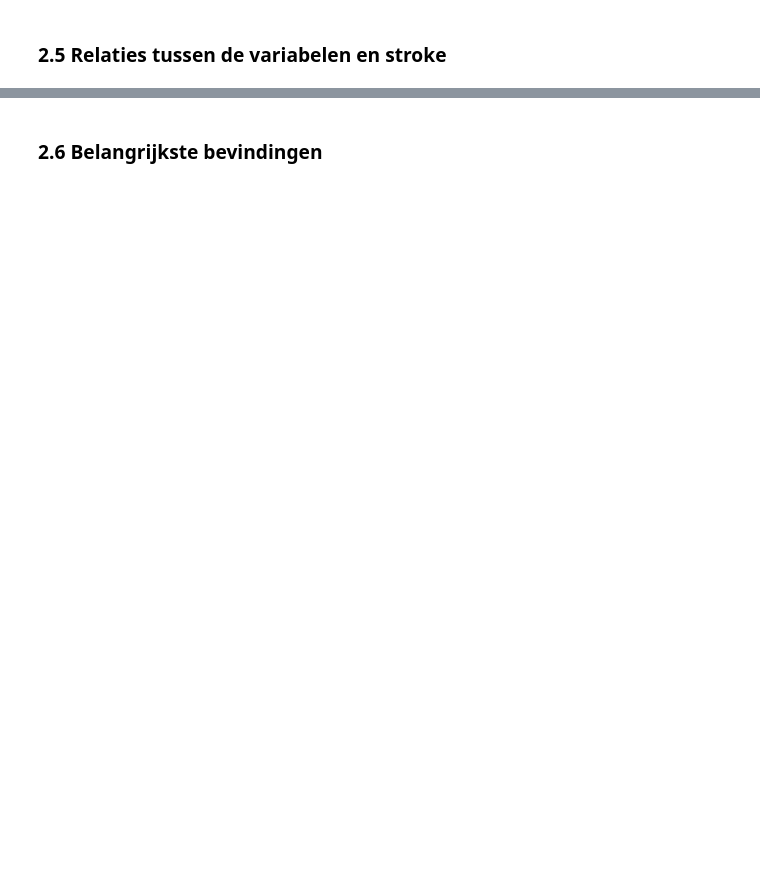
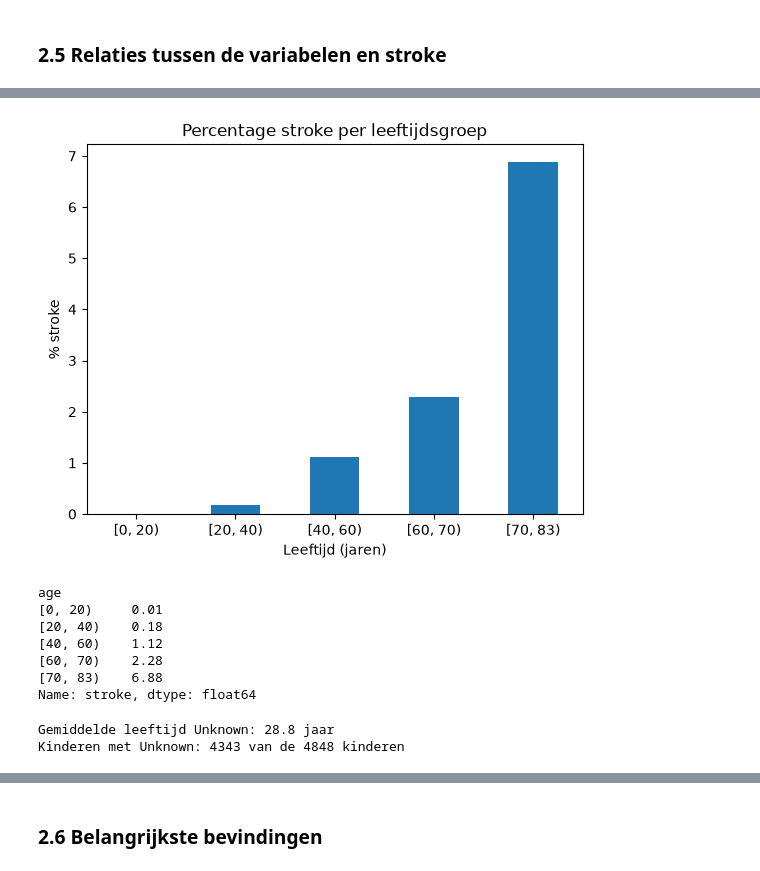
Before and after one commit to rabpie/26-27-Machine-Learning-groep-6, a Jupyter notebook: ML-Voorspel herseninfarct.ipynb, the cells around one changed output, grey strips where cells are left out. Drawn from its saved outputs; the diff is of its cells as text; code cells hidden in the pictures; blank space fills up the shorter version.

```diff
--- a/ML-Voorspel herseninfarct.ipynb
+++ b/ML-Voorspel herseninfarct.ipynb
@@ -97,0 +408,37 @@ submission: (8388, 2)
+# %%
+age_groups = pd.cut(data.train["age"], bins=[0, 20, 40, 60, 70, 83],
+                    right=False)
+stroke_by_age = data.train.groupby(age_groups, observed=True)[TARGET].mean()
+stroke_by_age = (stroke_by_age * 100).round(2)
+
+stroke_by_age.plot(kind="bar")
+plt.title("Percentage stroke per leeftijdsgroep")
+plt.xlabel("Leeftijd (jaren)")
+plt.ylabel("% stroke")
+plt.xticks(rotation=0)
+plt.show()
+stroke_by_age
+# %% [output]
+[figure, added]
+age
+[0, 20)     0.01
+[20, 40)    0.18
+[40, 60)    1.12
+[60, 70)    2.28
+[70, 83)    6.88
+Name: stroke, dtype: float64
+# %%
+smoking_cols = ["smoking_status_formerly smoked",
+                "smoking_status_never smoked",
+                "smoking_status_smokes"]
+# Unknown = alle drie de rookkolommen False
+unknown = data.train[smoking_cols].sum(axis=1) == 0
+children = data.train["work_type_children"]
+
+print(f"Gemiddelde leeftijd Unknown: "
+      f"{data.train.loc[unknown, 'age'].mean():.1f} jaar")
+print(f"Kinderen met Unknown: {(unknown & children).sum()} "
+      f"van de {children.sum()} kinderen")
+# %% [output]
+Gemiddelde leeftijd Unknown: 28.8 jaar
+Kinderen met Unknown: 4343 van de 4848 kinderen
```
Also changed, not shown: parts of 15 cells of this notebook.
